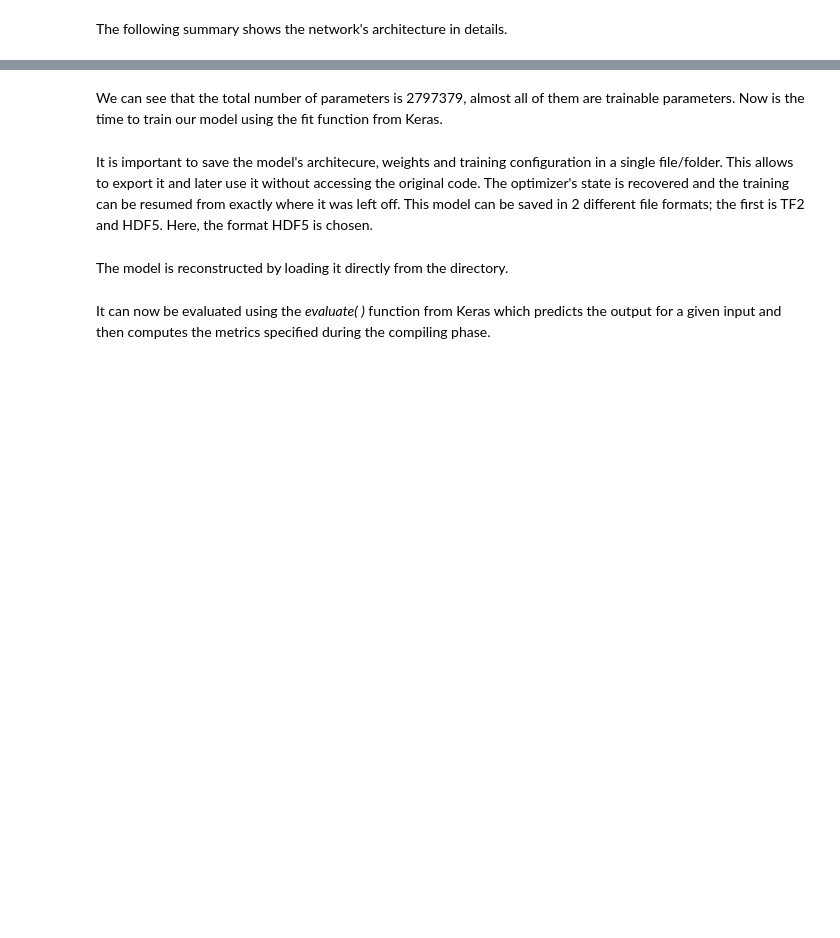
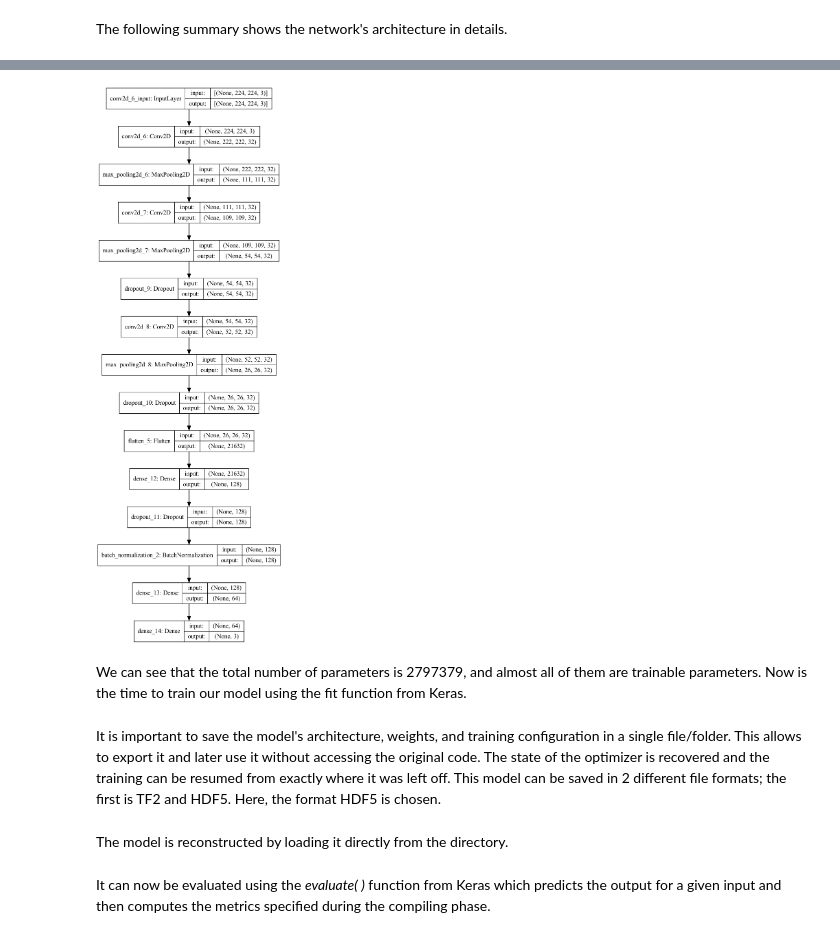
Before and after one commit to hassanNehme98/ChestXRCovid19, a Jupyter notebook: notebook.ipynb, the cells around one changed output, grey strips where cells are left out. Cells and saved outputs as stored; diff of their text form; code cells hidden in the pictures; blank space fills up the shorter version.

```diff
--- a/notebook.ipynb
+++ b/notebook.ipynb
@@ -391,5 +394,10 @@ _________________________________________________________________
+# %%
+plot_model(model, to_file='model_plot.png', show_shapes=True, show_layer_names=True)
+# %% [output]
+[figure, added]
 # %% [markdown]
-We can see that the total number of parameters is 2797379, almost all of them are trainable parameters. Now is the time to train our model using the fit function from Keras.
+
+We can see that the total number of parameters is 2797379, and almost all of them are trainable parameters. Now is the time to train our model using the fit function from Keras.
 # %%
 def train_model(model):
     model.fit(
@@ -403,7 +411,7 @@ def train_model(model):
 # %%
 #train_model(model)
 # %% [markdown]
-It is important to save the model's architecure, weights and training configuration in a single file/folder. This allows to export it and later use it without accessing the original code. The optimizer's state is recovered and the training can be resumed from exactly where it was left off. This model can be saved in 2 different file formats; the first is TF2 and HDF5. Here, the format HDF5 is chosen.
+It is important to save the model's architecture, weights, and training configuration in a single file/folder. This allows to export it and later use it without accessing the original code. The state of the optimizer is recovered and the training can be resumed from exactly where it was left off. This model can be saved in 2 different file formats; the first is TF2 and HDF5. Here, the format HDF5 is chosen.
 # %%
 #model.save('./Models/standard')
 # %% [markdown]
```
Also changed, not shown: parts of 97 cells of this notebook, 19 other files.
